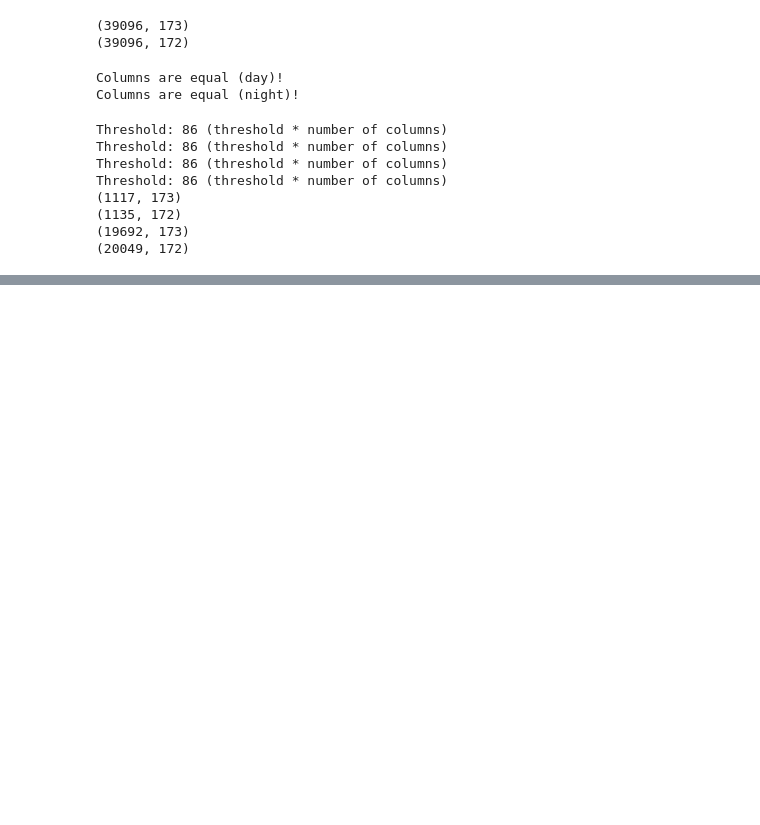
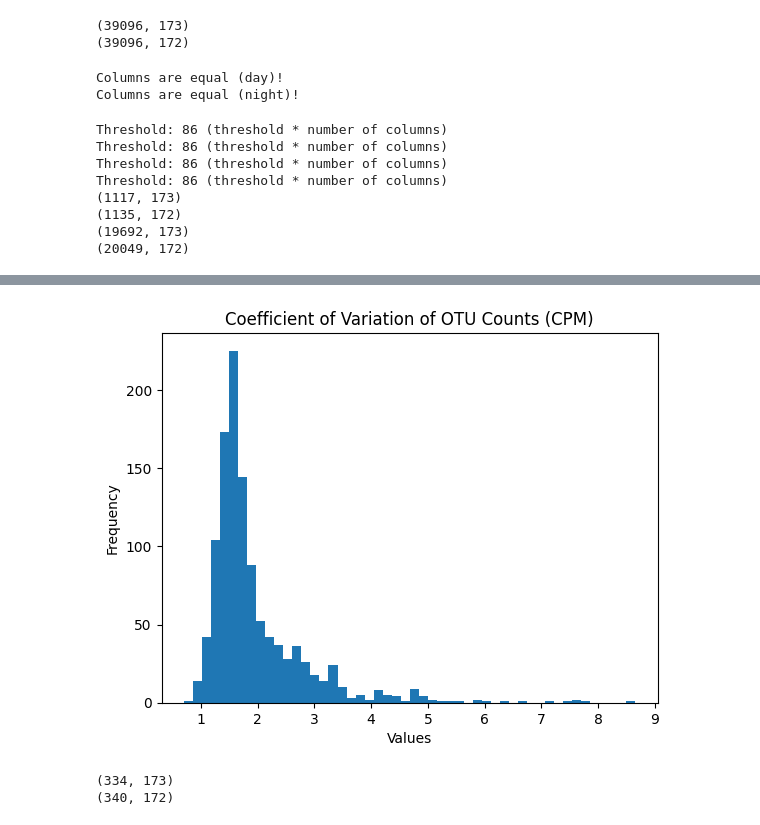
Before and after one commit to SantosRAC/maize_microbiome_transcriptomics, a Jupyter notebook: correlations_rnaseq_metataxonomics/expr_otus_correlations.ipynb, the cells around one changed output, grey strips where cells are left out. Saved outputs shown, nothing was run; the diff lists cells and outputs as text; code cells hidden in the pictures; blank space fills up the shorter version.

```diff
--- a/correlations_rnaseq_metataxonomics/expr_otus_correlations.ipynb
+++ b/correlations_rnaseq_metataxonomics/expr_otus_correlations.ipynb
@@ -392,0 +418,23 @@ Threshold: 86 (threshold * number of columns)
+# %%
+import matplotlib.pyplot as plt
+
+otu_table_merged_night_zeros_filtered_cv.plot.hist(bins=50)
+
+# Set the title and labels
+plt.title("Coefficient of Variation of OTU Counts (CPM)")
+plt.xlabel("Values")
+plt.ylabel("Frequency")
+
+# Show the plot
+plt.show()
+# %% [output]
+[figure, added]
+# %%
+# Calculate the coefficient of variation for each row
+otu_table_merged_day_zeros_filtered_cv2 = otu_table_merged_day_zeros_filtered.loc[otu_table_merged_day_zeros_filtered_cv[otu_table_merged_day_zeros_filtered_cv > 2].index]
+otu_table_merged_night_zeros_filtered_cv2 = otu_table_merged_night_zeros_filtered.loc[otu_table_merged_night_zeros_filtered_cv[otu_table_merged_night_zeros_filtered_cv > 2].index]
+print(otu_table_merged_day_zeros_filtered_cv2.shape)
+print(otu_table_merged_night_zeros_filtered_cv2.shape)
+# %% [output]
+(334, 173)
+(340, 172)
```
Also changed, not shown: parts of 14 cells of this notebook, 1 other file.
